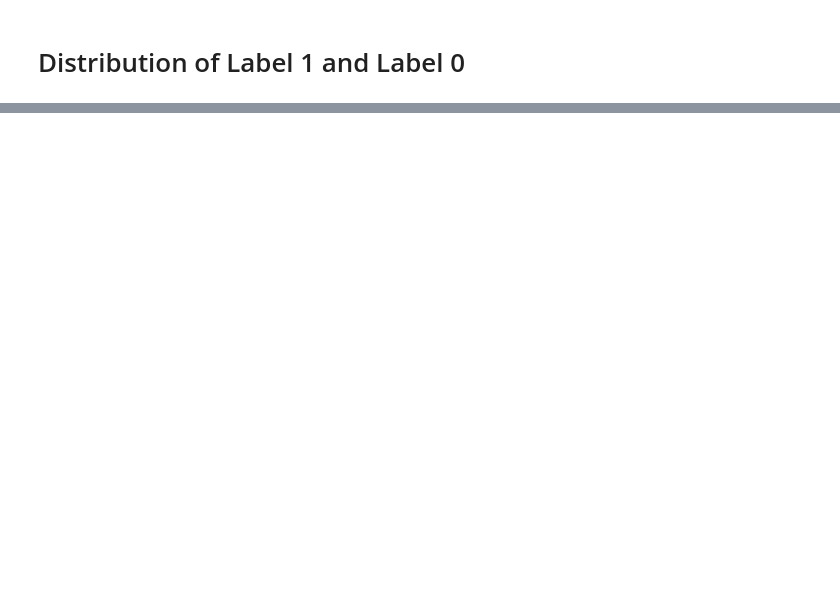
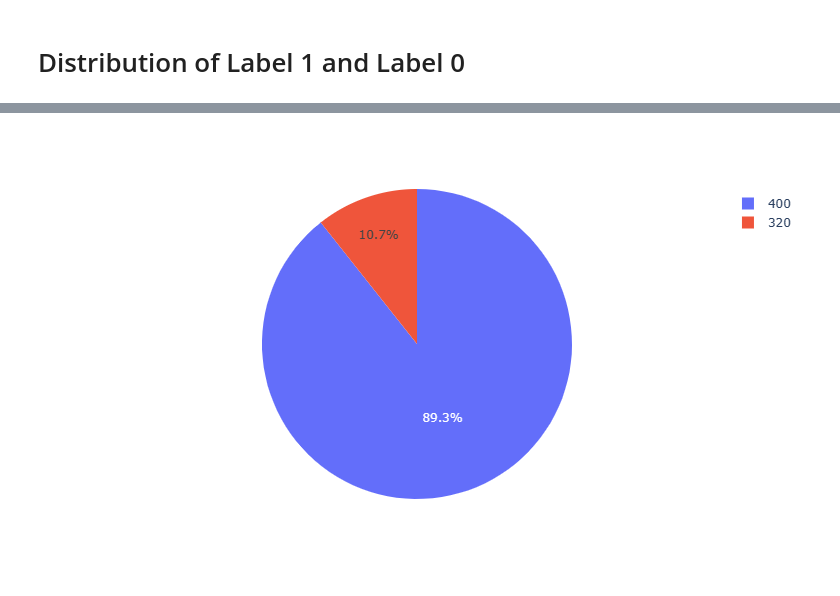
Before and after one commit to kbdp1305/Computer-Vision---Fire-Detection, a Jupyter notebook: cv-fire-detection.ipynb, the cells around one changed output, grey strips where cells are left out. Drawn from its saved outputs; the diff is of its cells as text; code cells hidden in the pictures; blank space fills up the shorter version.

```diff
--- a/cv-fire-detection.ipynb
+++ b/cv-fire-detection.ipynb
@@ -264,0 +419,4 @@ fig.show()
+# %%
+px.pie(values=dfTrain['height'].value_counts(),names=dfTrain['height'].value_counts().index)
+# %% [output]
+[figure, added]
```
Also changed, not shown: parts of 53 cells of this notebook.
